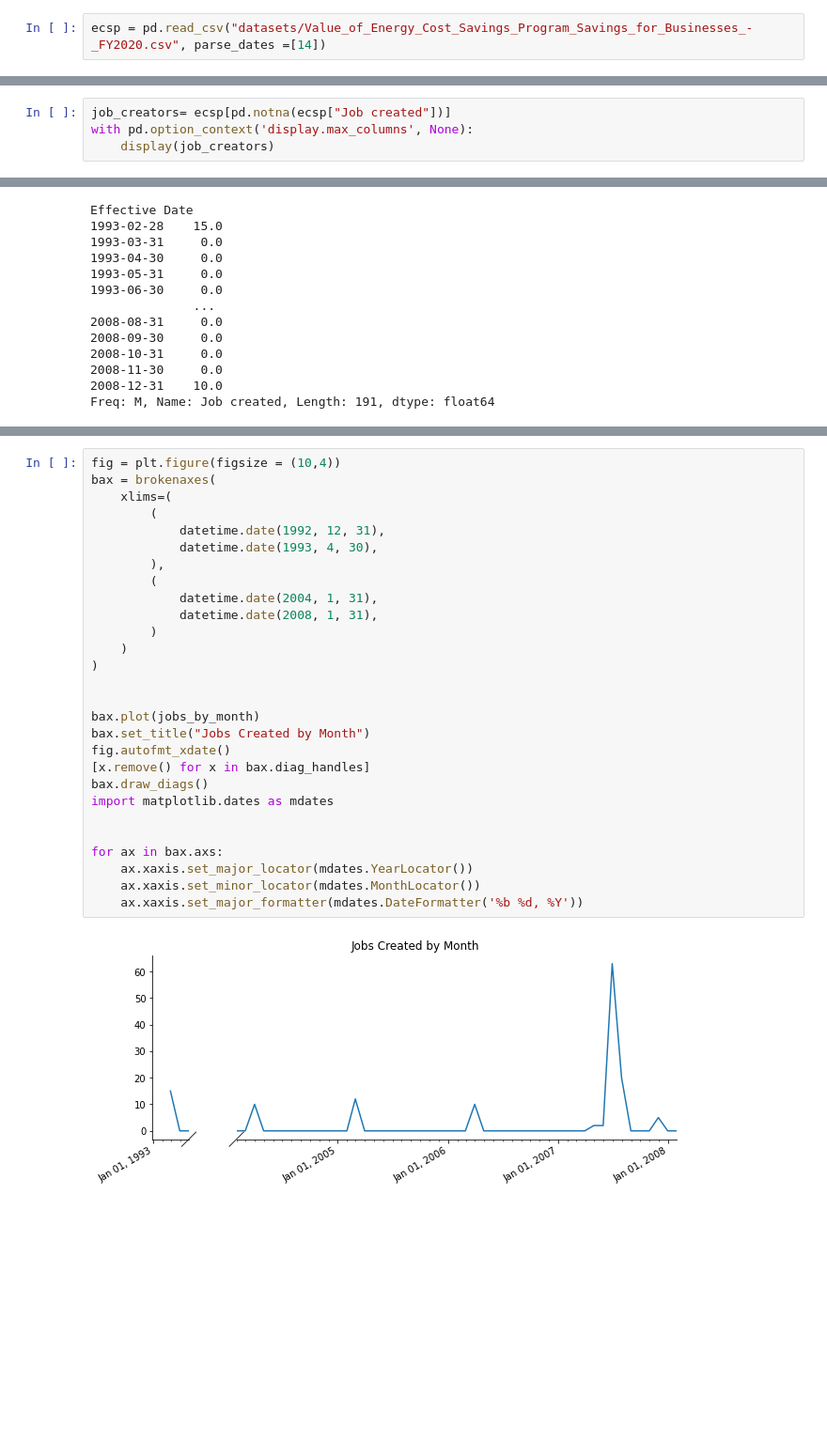
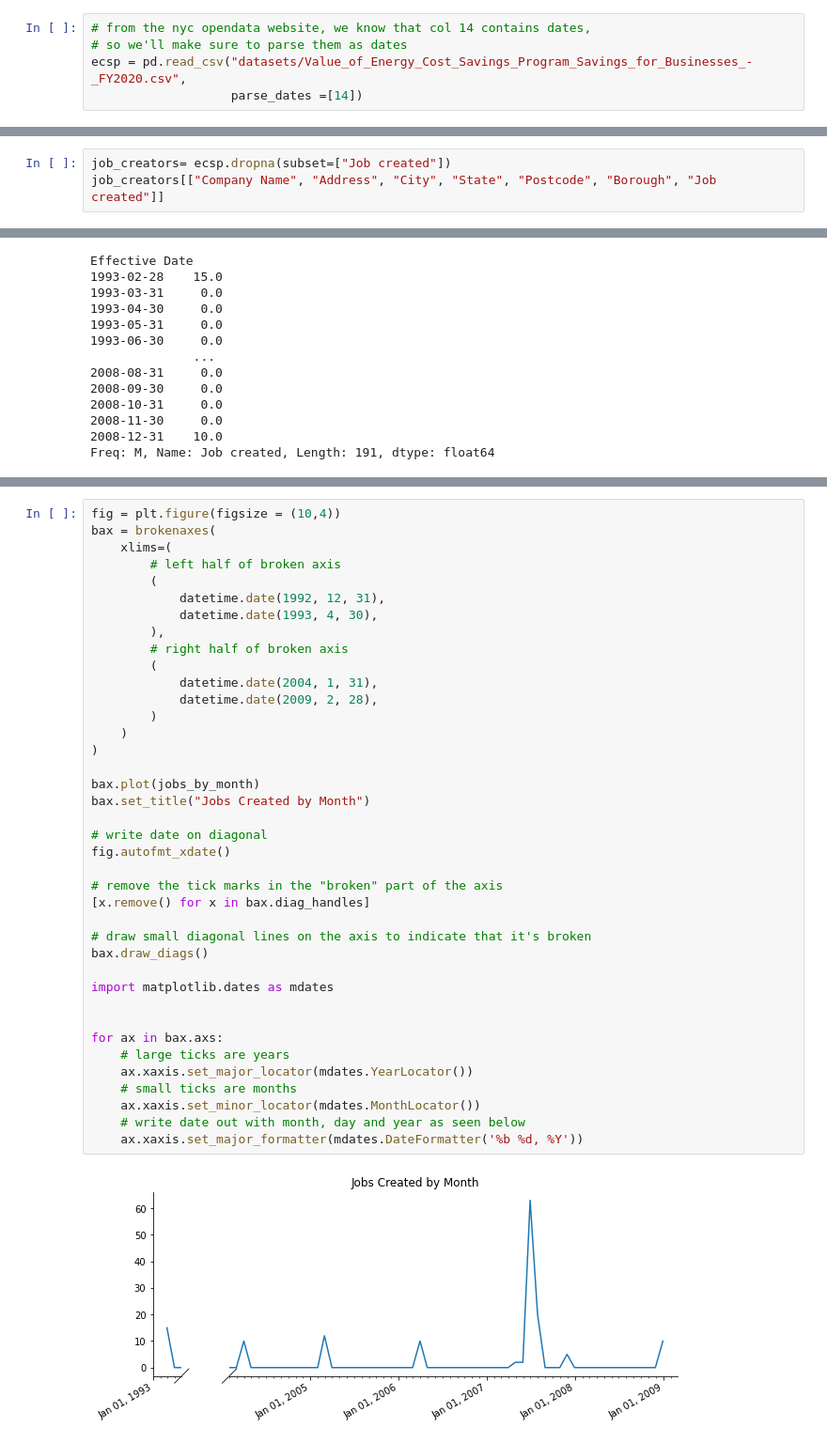
Before and after one commit to aberkoff/binder-framework, a Jupyter notebook: milestone0.ipynb, the cells around one changed output, grey strips where cells are left out. Shown at 94% size. Saved outputs shown, nothing was run; the diff lists cells and outputs as text; blank space fills up the shorter version.

```diff
--- a/milestone0.ipynb
+++ b/milestone0.ipynb
@@ -12,2 +27,5 @@ from brokenaxes import brokenaxes
 # %%
-ecsp = pd.read_csv("datasets/Value_of_Energy_Cost_Savings_Program_Savings_for_Businesses_-_FY2020.csv", parse_dates =[14])
+# from the nyc opendata website, we know that col 14 contains dates,
+# so we'll make sure to parse them as dates
+ecsp = pd.read_csv("datasets/Value_of_Energy_Cost_Savings_Program_Savings_for_Businesses_-_FY2020.csv",
+                   parse_dates =[14])
@@ -86,0 +105,3 @@ number of unique companies: 439
+# %%
+job_creators= ecsp.dropna(subset=["Job created"])
+job_creators[["Company Name", "Address", "City", "State", "Postcode", "Borough", "Job created"]]
@@ -164,4 +315,0 @@ for label in hist.get_xticklabels(which='major'):
-# %%
-job_creators= ecsp[pd.notna(ecsp["Job created"])]
-with pd.option_context('display.max_columns', None):
-    display(job_creators)
@@ -216,30 +360,41 @@ Freq: M, Name: Job created, Length: 191, dtype: float64
 # %%
 fig = plt.figure(figsize = (10,4))
 bax = brokenaxes(
     xlims=(
+        # left half of broken axis
         (
             datetime.date(1992, 12, 31),
             datetime.date(1993, 4, 30),
         ),
+        # right half of broken axis
         (
             datetime.date(2004, 1, 31),
-            datetime.date(2008, 1, 31),
+            datetime.date(2009, 2, 28),
         )
     )
 )
 
-
 bax.plot(jobs_by_month)
 bax.set_title("Jobs Created by Month")
+
+# write date on diagonal
 fig.autofmt_xdate()
+
+# remove the tick marks in the "broken" part of the axis
 [x.remove() for x in bax.diag_handles]
+
+# draw small diagonal lines on the axis to indicate that it's broken
 bax.draw_diags()
+
 import matplotlib.dates as mdates
 
 
 for ax in bax.axs:
+    # large ticks are years
     ax.xaxis.set_major_locator(mdates.YearLocator())
+    # small ticks are months
     ax.xaxis.set_minor_locator(mdates.MonthLocator())
+    # write date out with month, day and year as seen below
     ax.xaxis.set_major_formatter(mdates.DateFormatter('%b %d, %Y'))
 # %% [output]
-[figure, old version]
+[figure, new version]
```
Also changed, not shown: parts of 46 cells of this notebook.
